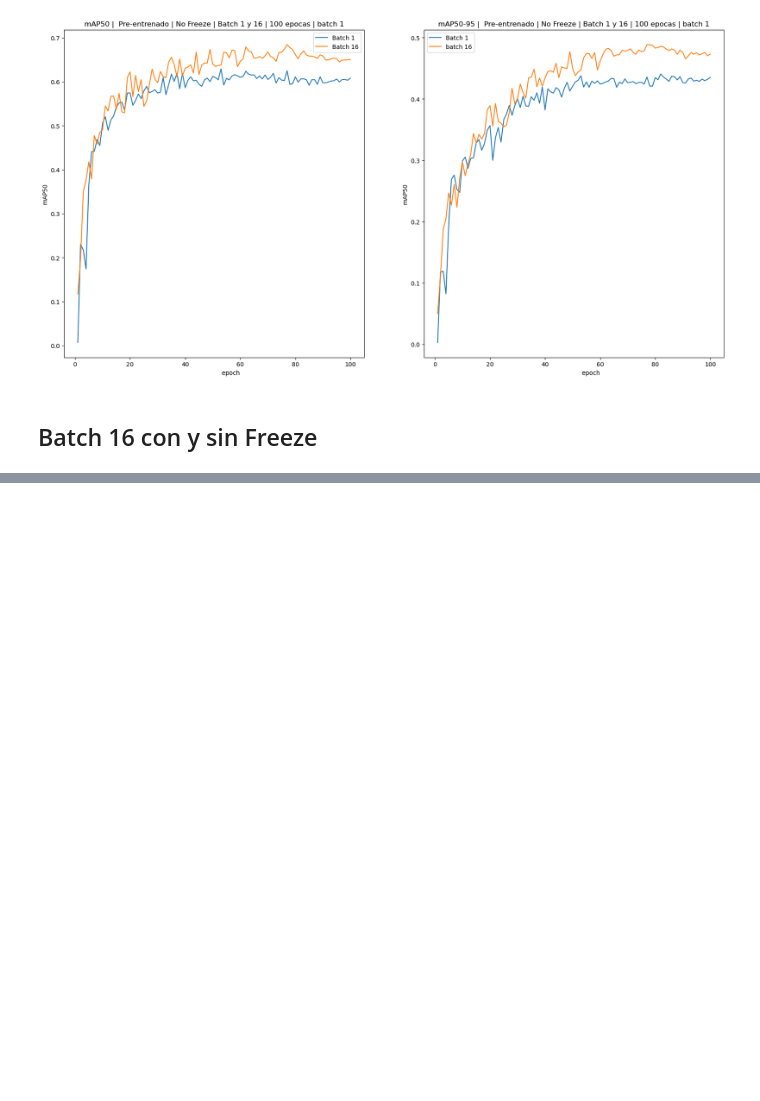
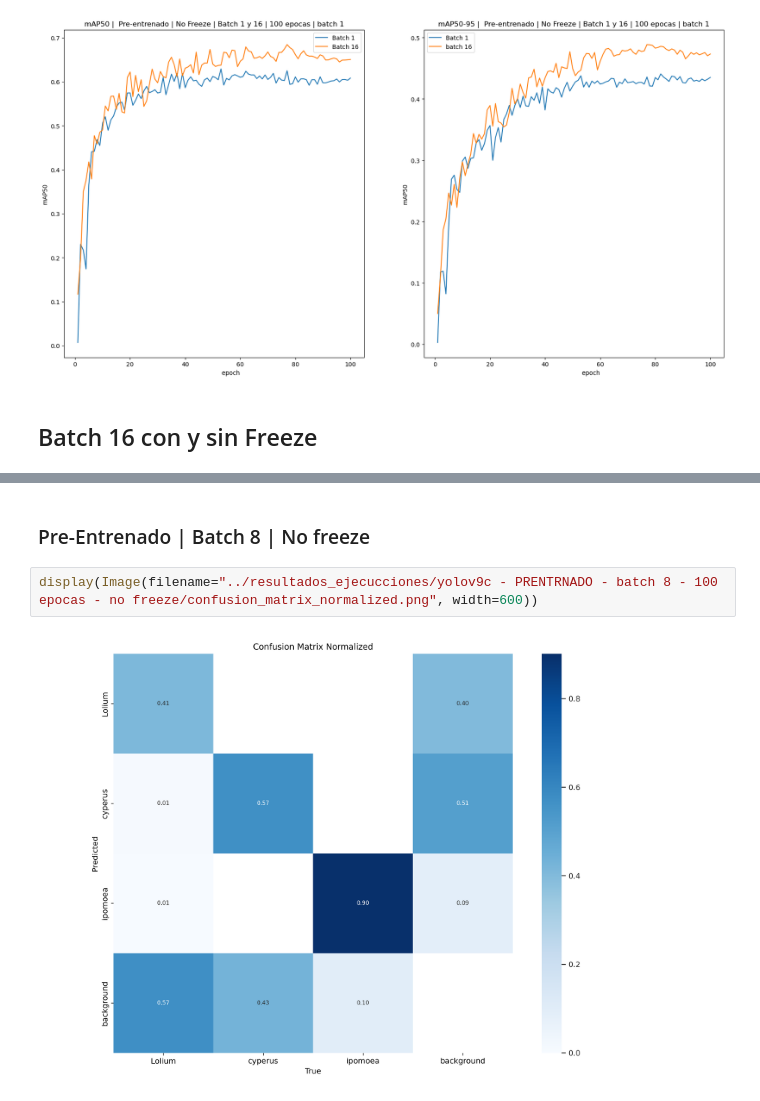
Before and after one commit to DanielPS555/TSCF-detector-malezas, a Jupyter notebook: datos_estadisticos/graficas mAP50 y mAP50-95.ipynb, the cells around one changed output, grey strips where cells are left out. Saved outputs shown, nothing was run; the diff lists cells and outputs as text; blank space fills up the shorter version.

```diff
--- a/datos_estadisticos/graficas mAP50 y mAP50-95.ipynb
+++ b/datos_estadisticos/graficas mAP50 y mAP50-95.ipynb
@@ -158,0 +177,6 @@ df_maps50_90.plot( title= 'mAP50-95 |  Pre-entrenado |  Freeze 10 | Batch 16 | 2
+# %% [markdown]
+### Pre-Entrenado | Batch 8 | No freeze
+# %%
+display(Image(filename="../resultados_ejecucciones/yolov9c - PRENTRNADO - batch 8 - 100 epocas - no freeze/confusion_matrix_normalized.png", width=600))
+# %% [output]
+[figure, added]
```
Also changed, not shown: parts of 18 cells of this notebook.
